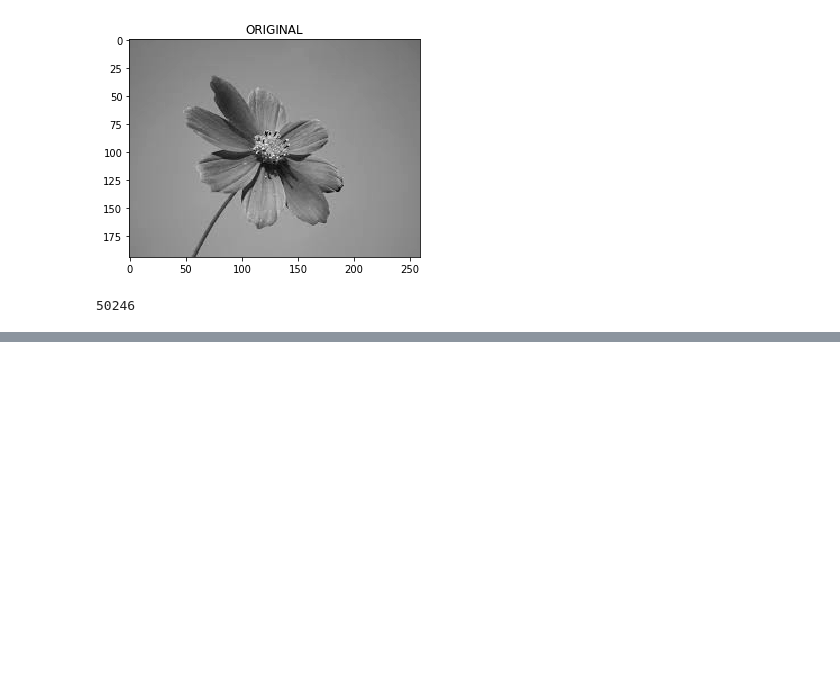
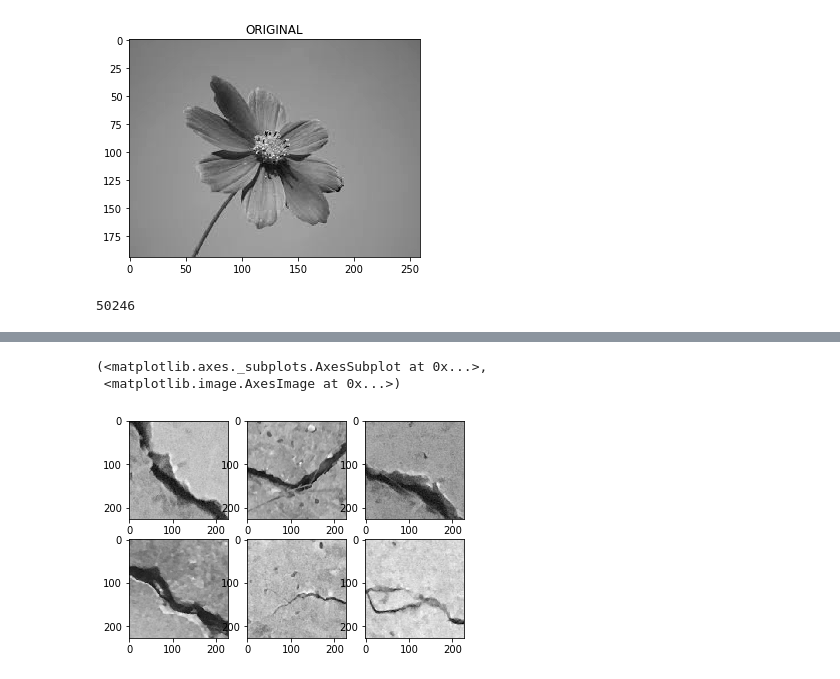
Before and after one commit to jecs89/LearningEveryDay, a Jupyter notebook: ML/OpenCV + NetworkX.ipynb, the cells around one changed output, grey strips where cells are left out. Saved outputs shown, nothing was run; the diff lists cells and outputs as text; code cells hidden in the pictures; blank space fills up the shorter version.

Commit message:
Image to Complex Network with OpenCV and Networkx

```diff
--- a/ML/OpenCV + NetworkX.ipynb
+++ b/ML/OpenCV + NetworkX.ipynb
@@ -103,0 +260,11 @@ plt.subplot(236),plt.imshow(images[5],'gray')
+# %%
+plt.subplot(231),plt.imshow(images[0],'gray')
+plt.subplot(232),plt.imshow(images[1],'gray')
+plt.subplot(233),plt.imshow(images[2],'gray')
+plt.subplot(234),plt.imshow(images[3],'gray')
+plt.subplot(235),plt.imshow(images[4],'gray')
+plt.subplot(236),plt.imshow(images[5],'gray')
+# %% [output]
+(<matplotlib.axes._subplots.AxesSubplot at 0x...>,
+ <matplotlib.image.AxesImage at 0x...>)
+[figure, added]
```
Also changed, not shown: parts of 14 cells of this notebook.
